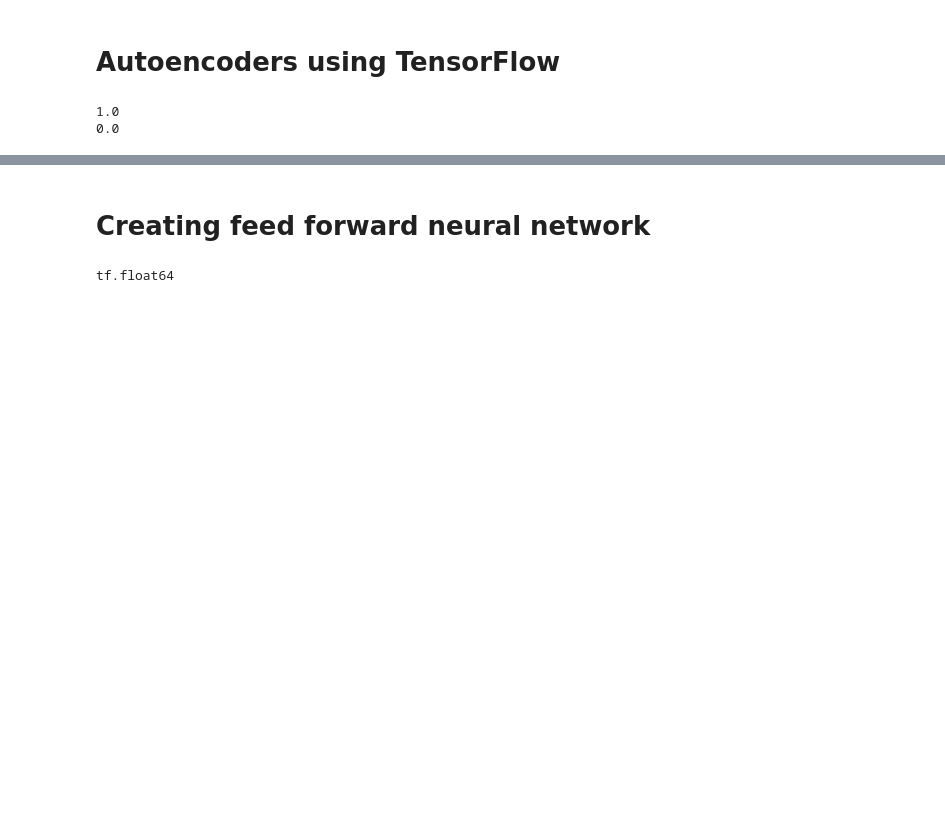
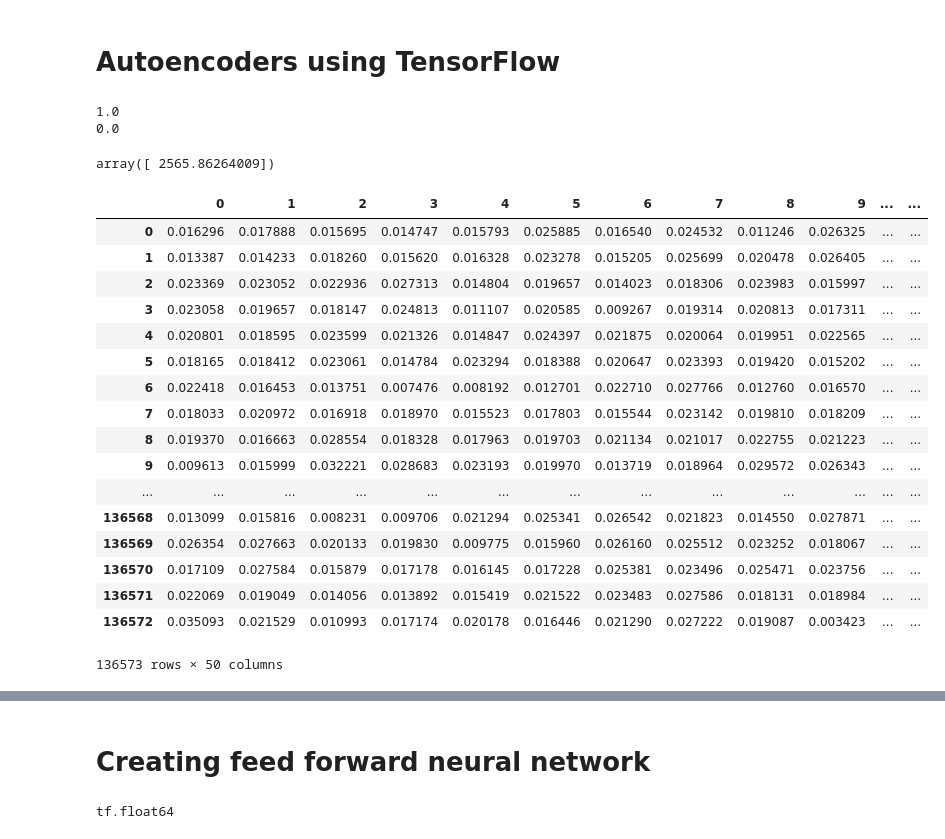
Before and after one commit to drah-kah-ris/auto_encoders, a Jupyter notebook: tf_autoencoders.ipynb, the cells around one changed output, grey strips where cells are left out. Saved outputs shown, nothing was run; the diff lists cells and outputs as text; code cells hidden in the pictures; blank space fills up the shorter version.

```diff
--- a/tf_autoencoders.ipynb
+++ b/tf_autoencoders.ipynb
@@ -20,3 +23,28 @@ print min(train_data.min(axis=1))
+# %%
+sum(train_data_norm[:,49:50])
+# %% [output]
+array([ 2565.86264009])
+# %%
+pd.DataFrame(train_data_norm)
+# %% [output]
+|  | 0 | 1 | 2 | 3 | 4 | 5 | 6 | 7 | 8 | 9 | ... | ... |
+| 0 | 0.016296 | 0.017888 | 0.015695 | 0.014747 | 0.015793 | 0.025885 | 0.016540 | 0.024532 | 0.011246 | 0.026325 | ... | ... |
+| 1 | 0.013387 | 0.014233 | 0.018260 | 0.015620 | 0.016328 | 0.023278 | 0.015205 | 0.025699 | 0.020478 | 0.026405 | ... | ... |
+| 2 | 0.023369 | 0.023052 | 0.022936 | 0.027313 | 0.014804 | 0.019657 | 0.014023 | 0.018306 | 0.023983 | 0.015997 | ... | ... |
+| 3 | 0.023058 | 0.019657 | 0.018147 | 0.024813 | 0.011107 | 0.020585 | 0.009267 | 0.019314 | 0.020813 | 0.017311 | ... | ... |
+| 4 | 0.020801 | 0.018595 | 0.023599 | 0.021326 | 0.014847 | 0.024397 | 0.021875 | 0.020064 | 0.019951 | 0.022565 | ... | ... |
+| 5 | 0.018165 | 0.018412 | 0.023061 | 0.014784 | 0.023294 | 0.018388 | 0.020647 | 0.023393 | 0.019420 | 0.015202 | ... | ... |
+| 6 | 0.022418 | 0.016453 | 0.013751 | 0.007476 | 0.008192 | 0.012701 | 0.022710 | 0.027766 | 0.012760 | 0.016570 | ... | ... |
+| 7 | 0.018033 | 0.020972 | 0.016918 | 0.018970 | 0.015523 | 0.017803 | 0.015544 | 0.023142 | 0.019810 | 0.018209 | ... | ... |
+| 8 | 0.019370 | 0.016663 | 0.028554 | 0.018328 | 0.017963 | 0.019703 | 0.021134 | 0.021017 | 0.022755 | 0.021223 | ... | ... |
+| 9 | 0.009613 | 0.015999 | 0.032221 | 0.028683 | 0.023193 | 0.019970 | 0.013719 | 0.018964 | 0.029572 | 0.026343 | ... | ... |
+| ... | ... | ... | ... | ... | ... | ... | ... | ... | ... | ... | ... | ... |
+| 136568 | 0.013099 | 0.015816 | 0.008231 | 0.009706 | 0.021294 | 0.025341 | 0.026542 | 0.021823 | 0.014550 | 0.027871 | ... | ... |
+| 136569 | 0.026354 | 0.027663 | 0.020133 | 0.019830 | 0.009775 | 0.015960 | 0.026160 | 0.025512 | 0.023252 | 0.018067 | ... | ... |
+| 136570 | 0.017109 | 0.027584 | 0.015879 | 0.017178 | 0.016145 | 0.017228 | 0.025381 | 0.023496 | 0.025471 | 0.023756 | ... | ... |
+| 136571 | 0.022069 | 0.019049 | 0.014056 | 0.013892 | 0.015419 | 0.021522 | 0.023483 | 0.027586 | 0.018131 | 0.018984 | ... | ... |
+| 136572 | 0.035093 | 0.021529 | 0.010993 | 0.017174 | 0.020178 | 0.016446 | 0.021290 | 0.027222 | 0.019087 | 0.003423 | ... | ... |
+136573 rows × 50 columns
 # %%
 corr = train_data.corr()
 # %%
```
Also changed, not shown: parts of 16 cells of this notebook, 6 other files.
